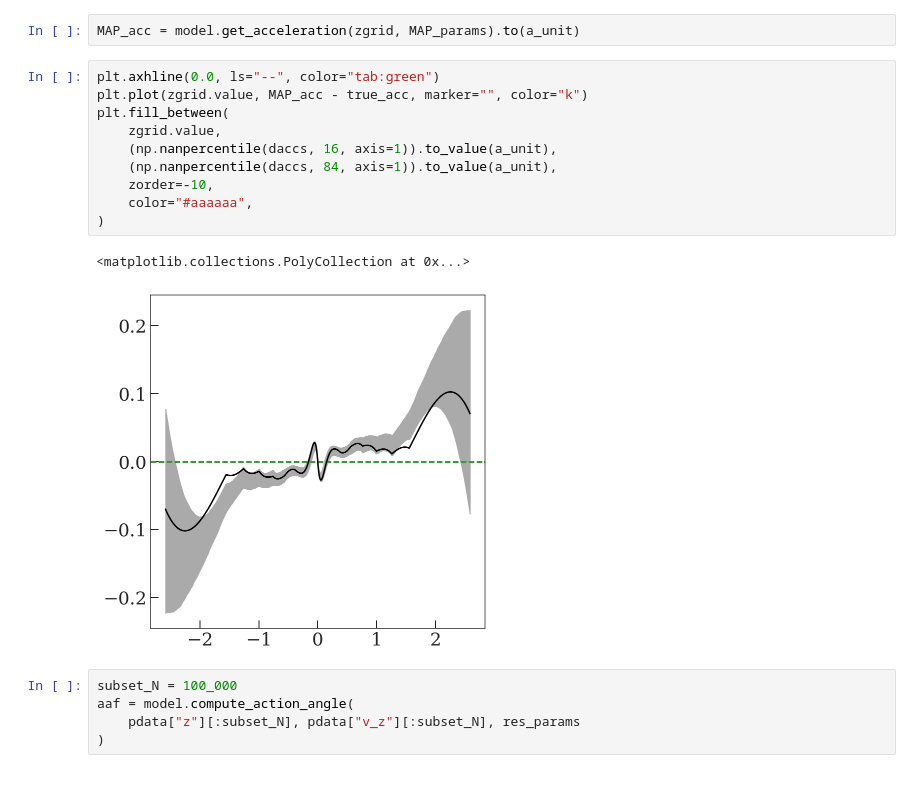
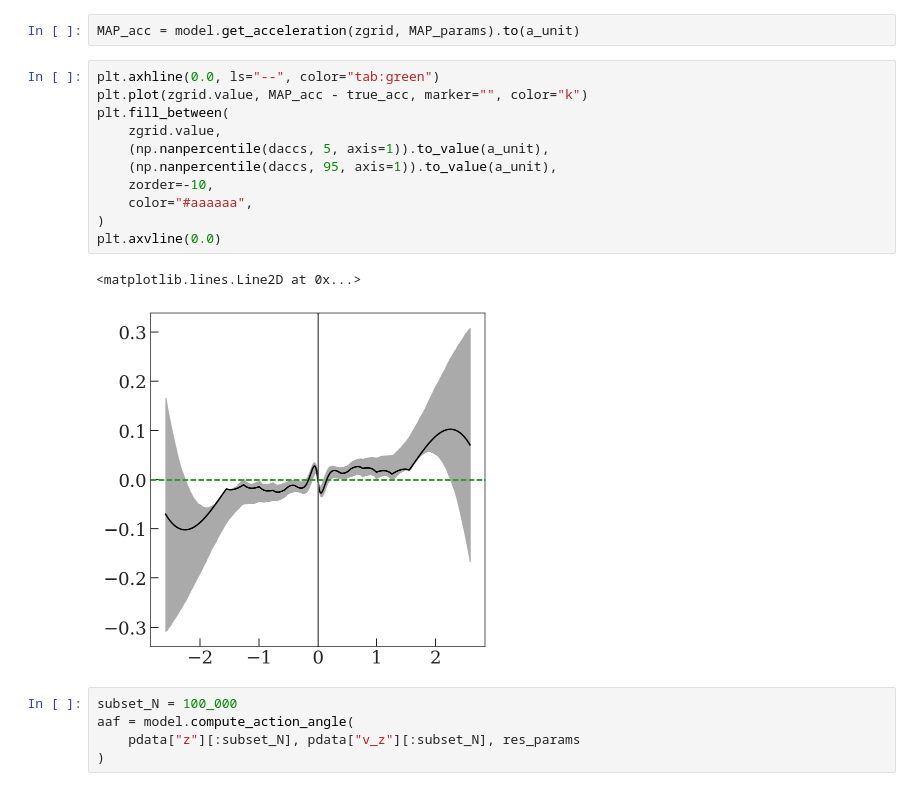
Before and after one commit to adrn/empirical-af, a Jupyter notebook: scripts/Figure-qIso-df.ipynb, the cells around one changed output. Saved outputs shown, nothing was run; the diff lists cells and outputs as text.

```diff
--- a/scripts/Figure-qIso-df.ipynb
+++ b/scripts/Figure-qIso-df.ipynb
@@ -116,16 +121,17 @@ MAP_acc = model.get_acceleration(zgrid, MAP_params).to(a_unit)
 # %%
 plt.axhline(0.0, ls="--", color="tab:green")
 plt.plot(zgrid.value, MAP_acc - true_acc, marker="", color="k")
 plt.fill_between(
     zgrid.value,
-    (np.nanpercentile(daccs, 16, axis=1)).to_value(a_unit),
-    (np.nanpercentile(daccs, 84, axis=1)).to_value(a_unit),
+    (np.nanpercentile(daccs, 5, axis=1)).to_value(a_unit),
+    (np.nanpercentile(daccs, 95, axis=1)).to_value(a_unit),
     zorder=-10,
     color="#aaaaaa",
 )
+plt.axvline(0.0)
 # %% [output]
-<matplotlib.collections.PolyCollection at 0x...>
+<matplotlib.lines.Line2D at 0x...>
-[figure, old version]
+[figure, new version]
 # %%
 subset_N = 100_000
 aaf = model.compute_action_angle(
```
Also changed, not shown: parts of 5 cells of this notebook, 3 other files.
